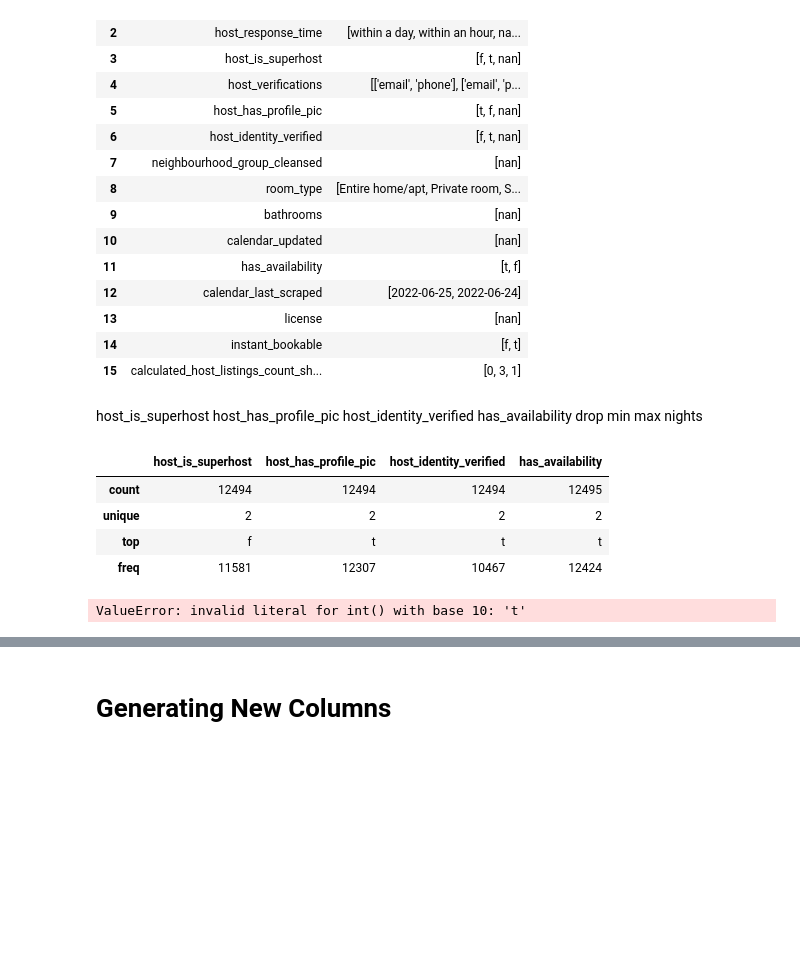
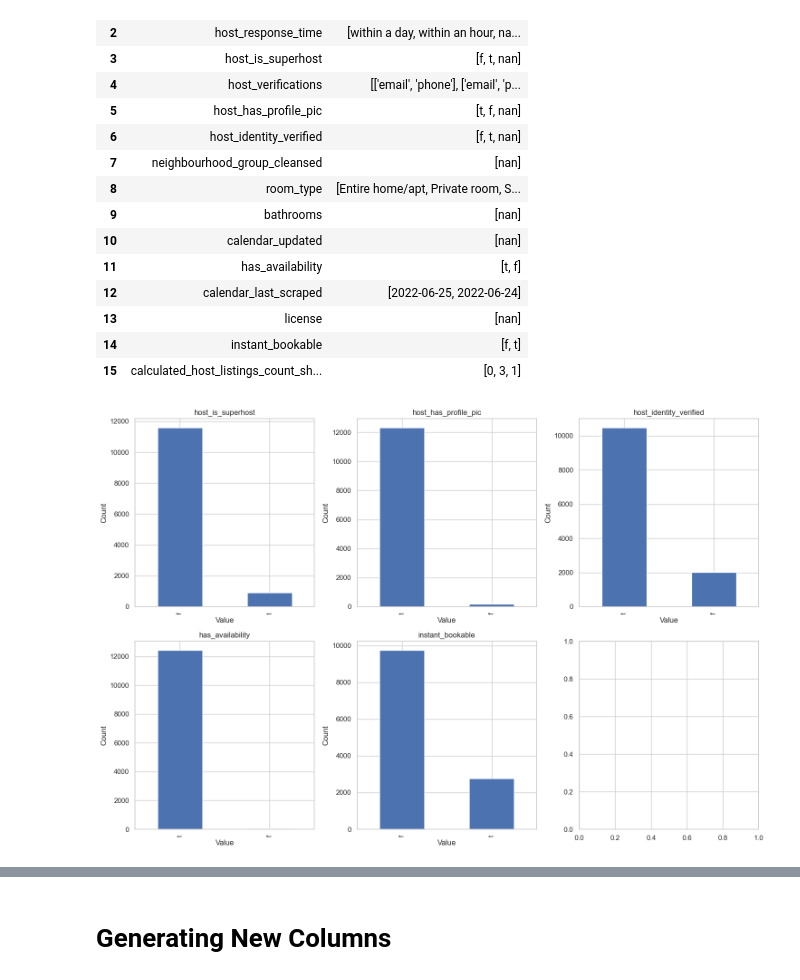
Before and after one commit to eirikvagen/data_management_exam, a Jupyter notebook: shared_clean.ipynb, the cells around one changed output, grey strips where cells are left out. Drawn from its saved outputs; the diff is of its cells as text; code cells hidden in the pictures; blank space fills up the shorter version.

```diff
--- a/shared_clean.ipynb
+++ b/shared_clean.ipynb
@@ -165,55 +165,18 @@ columns_info_df
 | 13 | license | [nan] |
 | 14 | instant_bookable | [f, t] |
 | 15 | calculated_host_listings_count_sh... | [0, 3, 1] |
-# %% [markdown]
-host_is_superhost
-host_has_profile_pic
-host_identity_verified
-has_availability
-drop min max nights
-# %%
-# Assuming 'df' is your DataFrame
-columns_to_describe = [
-    'host_is_superhost',
-    'host_has_profile_pic',
-    'host_identity_verified',
-    'has_availability'
-]
-
-# Get the descriptive statistics for the specified columns
-description = df[columns_to_describe].describe()
-
-# Since 'describe()' does not directly provide 'min' and 'max' rows, but percentiles and other statistics,
-# if you meant to exclude columns with 'min' and 'max' in their names, you could simply not include them in your columns list as shown above.
-
-# If you actually want to exclude rows with 'min' or 'max' in their index names from the description DataFrame:
-description = description.drop(index=['min', 'max'], errors='ignore')
-
-# Display the descriptive statistics
-description
-# %% [output]
-|  | host_is_superhost | host_has_profile_pic | host_identity_verified | has_availability |
-| count | 12494 | 12494 | 12494 | 12495 |
-| unique | 2 | 2 | 2 | 2 |
-| top | f | t | t | t |
-| freq | 11581 | 12307 | 10467 | 12424 |
-# %%
-import pandas as pd
-import matplotlib.pyplot as plt
-
-# Assuming df is your DataFrame
-
-# Convert True/False to 1/0
-df_numerical = df[['has_availability']].astype(int)
-
-# Calculate the mean of each column to get the proportion of Trues (1s)
-proportions = df_numerical.mean()
-
-# Plot
-proportions.plot(kind='bar')
-plt.title('Proportion of True Values')
-plt.ylabel('Proportion')
-plt.xlabel('Columns')
-plt.show()
-# %% [output]
-ValueError: invalid literal for int() with base 10: 't'
+# %%
+# Check variance for bool columns
+fig, axes = plt.subplots(nrows=2, ncols=3, figsize=(15, 10))  # Adjusted for a 2x3 grid
+
+for i, column in enumerate(['host_is_superhost', 'host_has_profile_pic', 'host_identity_verified', 'has_availability', 'instant_bookable']):
+    ax = axes[i//3, i%3]  # Adjusted for the 2x3 grid
+    df[column].value_counts().plot(kind='bar', ax=ax)
+    ax.set_title(column)
+    ax.set_xlabel('Value')
+    ax.set_ylabel('Count')
+
+plt.tight_layout()
+plt.show()
+# %% [output]
+[figure, added]
```
Also changed, not shown: parts of 14 cells of this notebook.
